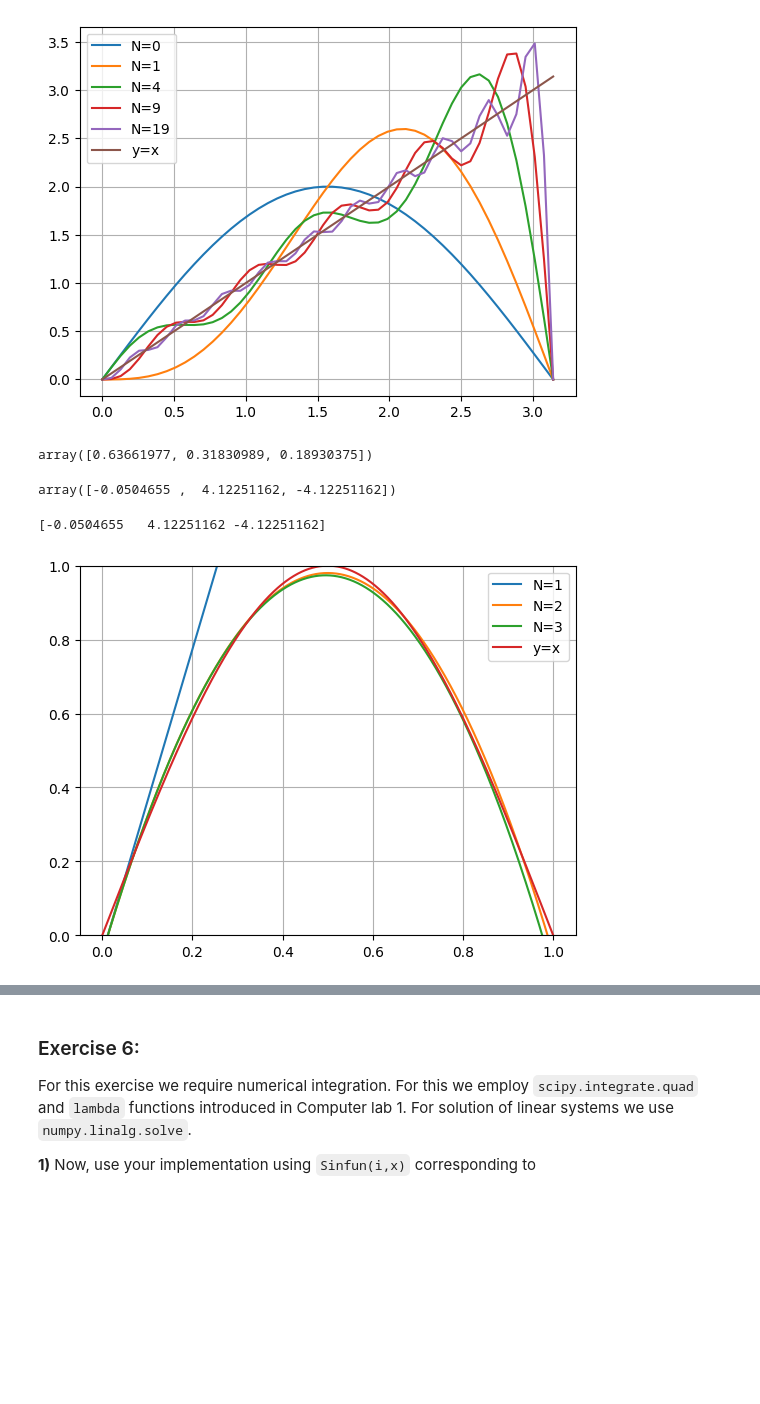
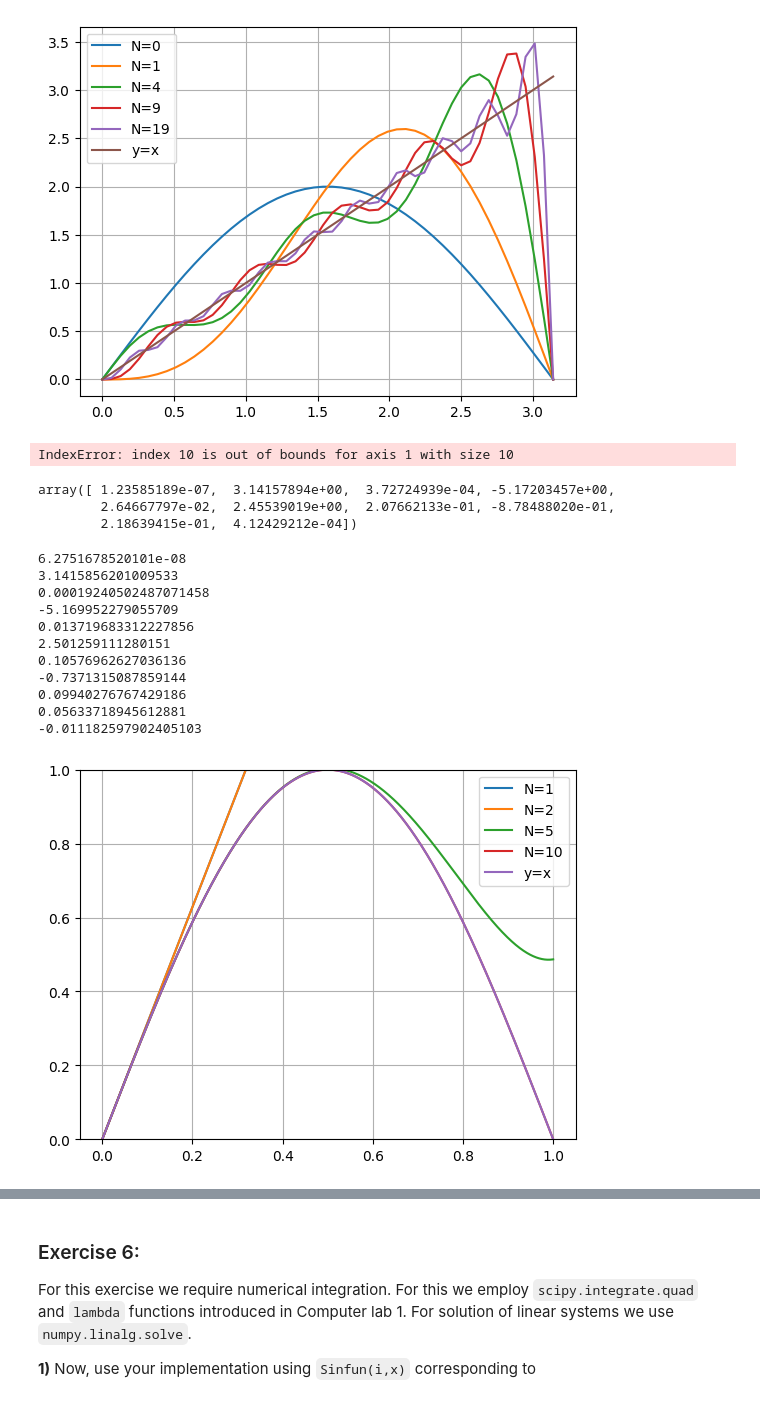
Before and after one commit to kalle6452/PDE, a Jupyter notebook: lab03.ipynb, the cells around one changed output, grey strips where cells are left out. Drawn from its saved outputs; the diff is of its cells as text; code cells hidden in the pictures; blank space fills up the shorter version.

```diff
--- a/lab03.ipynb
+++ b/lab03.ipynb
@@ -633,21 +633,46 @@ def f(x,i,k):
     return (((x**(i-k))/(np.pi**(1+k)))*(math.factorial(i)/(math.factorial(i-k))))*(np.cos(np.pi*x+k*np.pi/2))
 def g(x):
     return (-np.cos(np.pi*x))/np.pi
-N=3
+N=10
 x  = np.linspace(0.0,1.0,1001)
-b = np.zeros(3)
+b = np.zeros(N+1)
 b[0] = g(1) - g(0)
 counter = 0
-for i in range(1,N):
+for i in range(1,N+1):
     for k in range(i+1):
         counter += -(f(1,i,k) - f(0,i,k))
     b[i] = counter
     counter = 0
-b
+for i in range(0,N+1):
+    for j in range(N+1):
+        index = i+j
+        M[i,j] = h(1,index) - h(0,index)
+
+c  = np.linalg.solve(M,b)
+c
+print(c)
+lista = [1,2,5,10]
+#lista = [1,2,3,4]
+psi = 0
+counter = 0
+for i in range(N+1):
+    #psi += c[i-1]*np.sin(np.pi*x)
+    psi += c[i-N]*x**i
+    print(c[i-N])
+    #psi += c[i-1]*h(x,i)
+    if i == lista[counter]:
+        plt.plot(x,psi,label=f'N={i}')
+        counter += 1
+#plt.xlim(0.4,0.6)
+plt.ylim(0, 1)
+plt.plot(x,np.sin(np.pi*x),label=f'y=x')
+plt.grid(True), plt.legend()
+plt.show()
 # [0.63661977 0.31830989 0.18930375 0.12480068 0.08814413 0.06541083
  # 0.05038387 0.03995475 0.03243253 0.02683497]
+# [0.63661977 0.31830989 0.18930375 0.12480068 0.08814413]
 # %% [output]
-array([0.63661977, 0.31830989, 0.18930375])
+IndexError: index 10 is out of bounds for axis 1 with size 10
 # %%
 # 3.1 med M
 import math
@@ -657,9 +682,9 @@ def g(x):
     return (-np.cos(np.pi*x))/np.pi
 def h(x,index):
     return (x**(index+1))/(index+1)
-N=3
+N=10
 x  = np.linspace(0.0,1.0,1001)
-b = np.zeros(3)
+b = np.zeros(N)
 M = np.zeros((N, N))
 b[0] = g(1) - g(0)
 counter = 0
@@ -679,7 +704,9 @@ c
 # [0.63661977 0.31830989 0.18930375 0.12480068 0.08814413 0.06541083
  # 0.05038387 0.03995475 0.03243253 0.02683497]
 # %% [output]
-array([-0.0504655 ,  4.12251162, -4.12251162])
+array([ 1.23585189e-07,  3.14157894e+00,  3.72724939e-04, -5.17203457e+00,
+        2.64667797e-02,  2.45539019e+00,  2.07662133e-01, -8.78488020e-01,
+        2.18639415e-01,  4.12429212e-04])
 # %%
 # Med plot
 import math
@@ -688,43 +715,53 @@ def f(x,i,k):
 def g(x):
     return (-np.cos(np.pi*x))/np.pi
 def h(x,index):
     return (x**(index+1))/(index+1)
-N=3
+N=11
 x  = np.linspace(0.0,1.0,1001)
 b = np.zeros(N)
 M = np.zeros((N, N))
 b[0] = g(1) - g(0)
 counter = 0
 for i in range(1,N):
     for k in range(i+1):
         counter += -(f(1,i,k) - f(0,i,k))
     b[i] = counter
     counter = 0
 for i in range(0,N):
     for j in range(N):
         index = i+j
         M[i,j] = h(1,index) - h(0,index)
 b
-M
 c  = np.linalg.solve(M,b)
 c
-print(c)
-#lista = [1,2,5,10]
-lista = [1,2,3]
+#print(c)
+lista = [1,2,5,10]
+#lista = [1,2,3,4,5]
 psi = 0
 counter = 0
-for i in range(N+1):
-    #psi += c[i-1]*np.sin(np.pi*x)
-    psi += c[i-N]*x**i
-    #psi += c[i-1]*h(x,i)
+#print(c)
+for i in range(N):
+    psi += c[i]*x**i
+    print(c[i])
     if i == lista[counter]:
+        #print(psi)
         plt.plot(x,psi,label=f'N={i}')
         counter += 1
-#plt.xlim(0.4,0.6)
-plt.ylim(0, 1)
+plt.ylim(0,1)
+#plt.ylim(0.994444, 0.99888)
 plt.plot(x,np.sin(np.pi*x),label=f'y=x')
 plt.grid(True), plt.legend()
 plt.show()
 # %% [output]
-[-0.0504655   4.12251162 -4.12251162]
+6.2751678520101e-08
+3.1415856201009533
+0.00019240502487071458
+-5.169952279055709
+0.013719683312227856
+2.501259111280151
+0.10576962627036136
+-0.7371315087859144
+0.09940276767429186
+0.05633718945612881
+-0.011182597902405103
-[figure, old version]
+[figure, new version]
```
Also changed, not shown: parts of 14 cells of this notebook.
